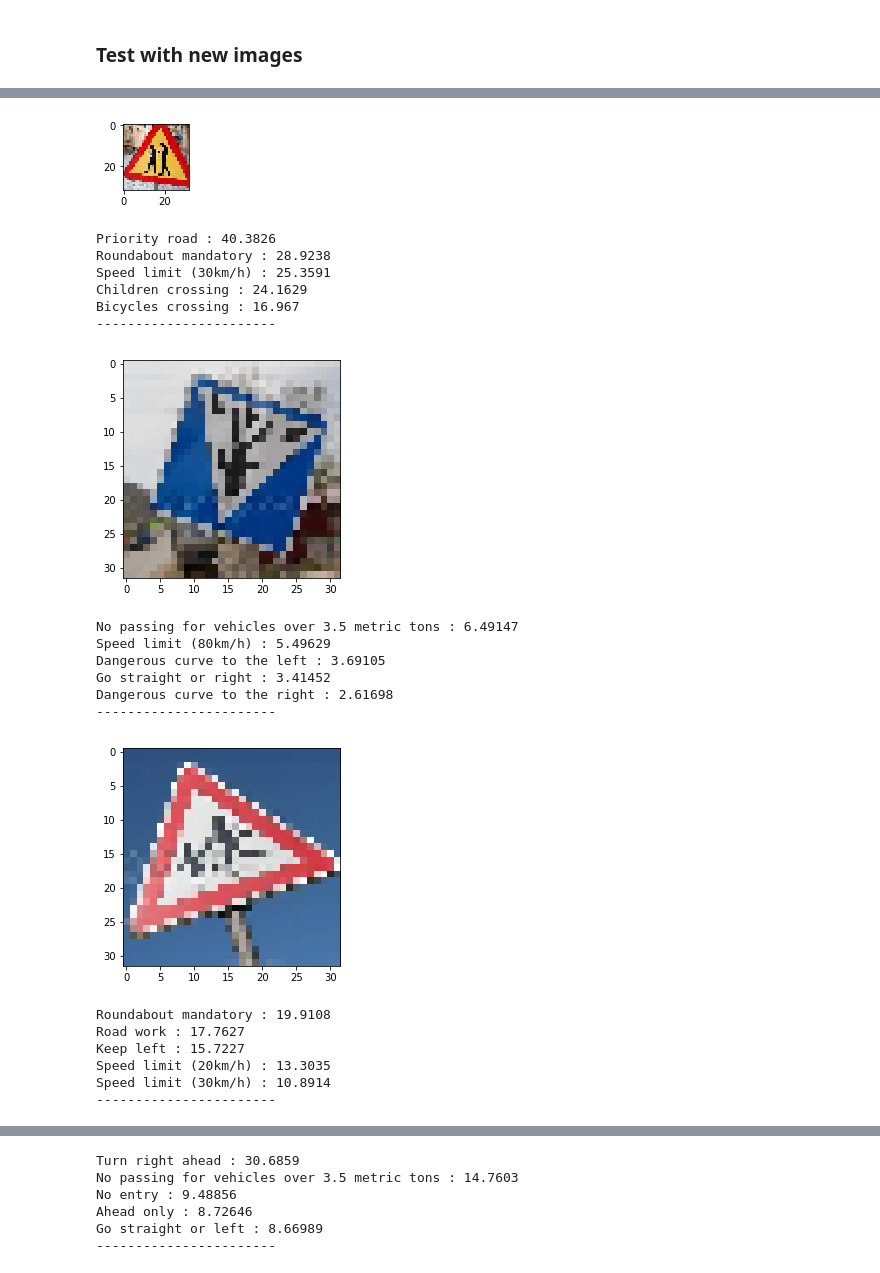
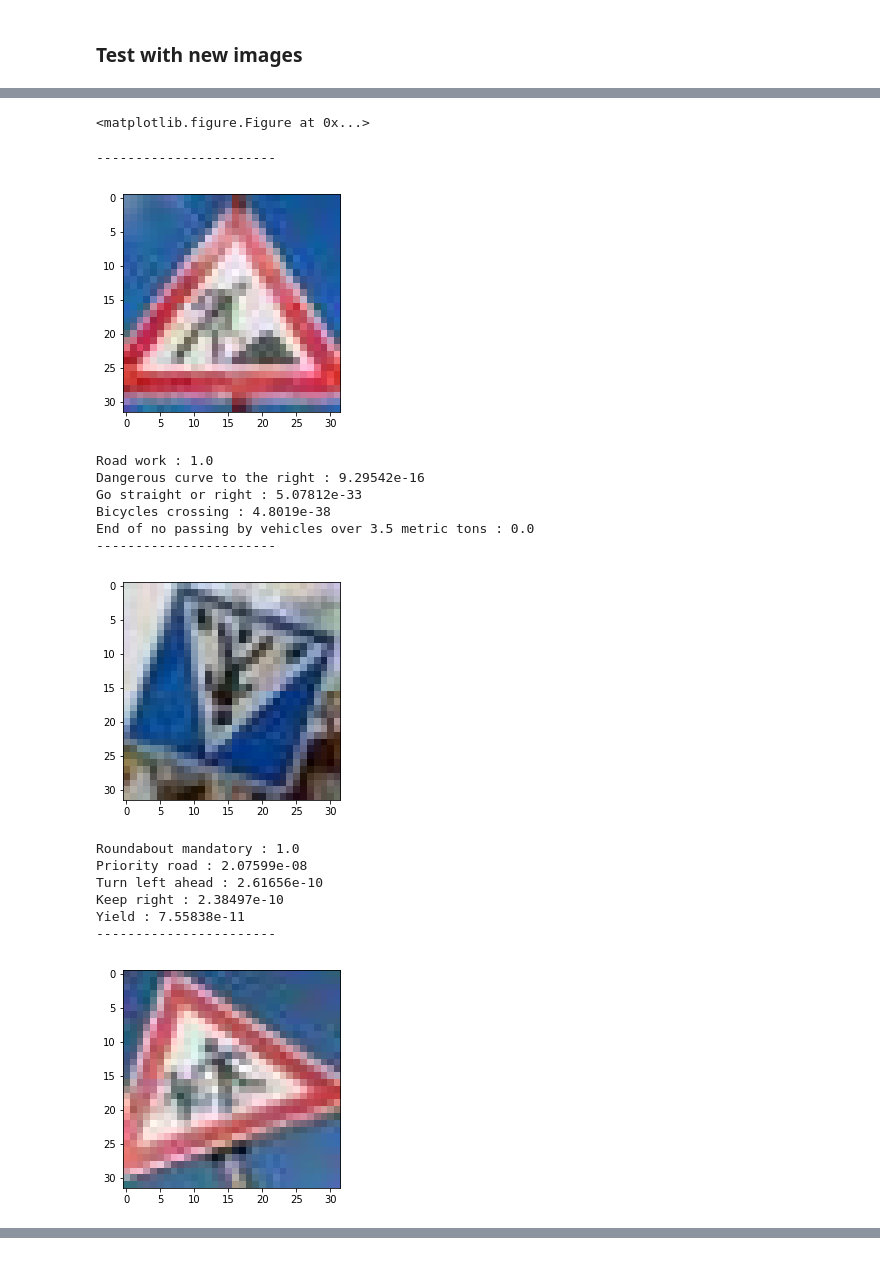
Before and after one commit to rahul1593/Traffic-Sign-Classifier, a Jupyter notebook: P2_test.ipynb, the cells around one changed output, grey strips where cells are left out. Cells and saved outputs as stored; diff of their text form; code cells hidden in the pictures.

```diff
--- a/P2_test.ipynb
+++ b/P2_test.ipynb
@@ -98,28 +98,28 @@ def model(x):
     keep_prob = 0.9
     weights = {
         "cnv1": tf.Variable(tf.truncated_normal(shape=(5, 5, 1, 32), mean = mu, stddev = sigma)),
-        "cnv2": tf.Variable(tf.truncated_normal(shape=(3, 3, 32, 32), mean = mu, stddev = sigma)),
-        "cnv3": tf.Variable(tf.truncated_normal(shape=(1568, 512), mean = mu, stddev = sigma)),
-        "cnv4": tf.Variable(tf.truncated_normal(shape=(512, 172), mean = mu, stddev = sigma)),
+        "cnv2": tf.Variable(tf.truncated_normal(shape=(5, 5, 32, 64), mean = mu, stddev = sigma)),
+        "cnv3": tf.Variable(tf.truncated_normal(shape=(7*7*64, 1024), mean = mu, stddev = sigma)),
+        "cnv4": tf.Variable(tf.truncated_normal(shape=(1024, 172), mean = mu, stddev = sigma)),
         "cnv5": tf.Variable(tf.truncated_normal(shape=(172, n_classes), mean = mu, stddev = sigma))
     }
     biases = {
         'bcv1': tf.Variable(tf.zeros([32])),
-        'bcv2': tf.Variable(tf.zeros([32])),
-        'bcv3': tf.Variable(tf.zeros([512])),
+        'bcv2': tf.Variable(tf.zeros([64])),
+        'bcv3': tf.Variable(tf.zeros([1024])),
         'bcv4': tf.Variable(tf.zeros([172])),
         'bcv5': tf.Variable(tf.zeros([n_classes]))
     }
-    # Layer 1: Convolutional. Input=32x32x1, Output = 32x32x32
-    layer = tf.nn.conv2d(x, weights['cnv1'], strides=[1,1,1,1], padding="SAME") + biases['bcv1']
+    # Layer 1: Convolutional. Input=32x32x1, Output = 28x28x32
+    layer = tf.nn.conv2d(x, weights['cnv1'], strides=[1,1,1,1], padding="VALID") + biases['bcv1']
     layer = tf.nn.relu(layer)
-    #Pooling, Input = 32x32x32, Output = 16x16x32
+    #Pooling, Input = 28x28x32, Output = 14x14x32
     layer = tf.nn.max_pool(layer, ksize=[1,2,2,1], strides=[1,2,2,1], padding="SAME")
 
-    # Layer 2: Convolutional. Input=16x16x32, Output = 14x14x32
-    layer = tf.nn.conv2d(layer, weights['cnv2'], strides=[1,1,1,1], padding="VALID") + biases['bcv2']
+    # Layer 2: Convolutional. Input=14x14x32, Output = 14x14x64
+    layer = tf.nn.conv2d(layer, weights['cnv2'], strides=[1,1,1,1], padding="SAME") + biases['bcv2']
     layer = tf.nn.relu(layer)
-    #Pooling, Input = 14x14x32, Output = 7x7x32
+    #Pooling, Input = 14x14x64, Output = 7x7x64
     layer = tf.nn.max_pool(layer, ksize=[1,2,2,1], strides=[1,2,2,1], padding="SAME")
 
     #flatten the image, output = 1568
@@ -160,6 +160,9 @@ loss_operation = tf.reduce_mean(cross_entropy)
 optimizer = tf.train.AdamOptimizer(learning_rate = rate)
 training_operation = optimizer.minimize(loss_operation)
 
+# Softmax probabilities
+sfm_pbs = tf.nn.softmax(logits)
+
 # Evaluation
 correct_prediction = tf.equal(tf.argmax(logits, 1), tf.argmax(one_hot_y, 1))
 accuracy_operation = tf.reduce_mean(tf.cast(correct_prediction, tf.float32))
@@ -258,6 +262,6 @@ for i in range(5):
 fig = plt.figure(figsize=(7,7))
 for i in range(5):
     sf = fig.add_subplot(2, 3, i+1)
-    plt.imshow(test_images[i], cmap="gray")
+    plt.imshow(test_images[i])
     #sf.set_title("Image Title")
 # %% [output]
@@ -272,7 +276,7 @@ with tf.Session() as sess:
     saver.restore(sess, tf.train.latest_checkpoint('.'))
     #saver.restore(sess, "model")
     for i in range(5):
-        res_l[i] = sess.run(logits, feed_dict={x:test_images_g[i:i+1]})
+        res_l[i] = sess.run(sfm_pbs, feed_dict={x:test_images_g[i:i+1]})
 
 tpf_p_l = [None]*5
 for i in range(5):
@@ -299,39 +300,37 @@ FailedPreconditionError: Attempting to use uninitialized value Variable
 # %%
 file = open("signames.csv", 'r')
 txt = file.read().split('\n')[1:]
 file.close()
 signs = []
 for line in txt:
     signs.append(line.split(',')[-1])
 
 #Display votes
-fig = plt.figure(figsize=(7,7))
+fig = plt.figure()
+plt.show()
+print('-----------------------')
 for i in range(5):
     sf = fig.add_subplot(5, 1, i+1)
-    plt.imshow(test_images[i], cmap="gray")
+    plt.imshow(test_images[i])
     plt.show()
     for v in tpf_p_l[i]:
         print(signs[v[0]],":",v[1])
     print('-----------------------')
 # %% [output]
+<matplotlib.figure.Figure at 0x...>
+-----------------------
-[figure, old version]
+[figure, new version]
-Priority road : 40.3826
-Roundabout mandatory : 28.9238
-Speed limit (30km/h) : 25.3591
-Children crossing : 24.1629
-Bicycles crossing : 16.967
------------------------
+Road work : 1.0
+Dangerous curve to the right : 9.29542e-16
+Go straight or right : 5.07812e-33
+Bicycles crossing : 4.8019e-38
+End of no passing by vehicles over 3.5 metric tons : 0.0
+-----------------------
-[figure, old version]
+[figure, new version]
-No passing for vehicles over 3.5 metric tons : 6.49147
-Speed limit (80km/h) : 5.49629
-Dangerous curve to the left : 3.69105
-Go straight or right : 3.41452
-Dangerous curve to the right : 2.61698
------------------------
+Roundabout mandatory : 1.0
+Priority road : 2.07599e-08
+Turn left ahead : 2.61656e-10
+Keep right : 2.38497e-10
+Yield : 7.55838e-11
+-----------------------
-[figure, old version]
+[figure, new version]
-Roundabout mandatory : 19.9108
-Road work : 17.7627
-Keep left : 15.7227
-Speed limit (20km/h) : 13.3035
-Speed limit (30km/h) : 10.8914
------------------------
@@ -338,7 +343 @@ Speed limit (30km/h) : 10.8914
 [figure]
-Turn right ahead : 30.6859
-No passing for vehicles over 3.5 metric tons : 14.7603
-No entry : 9.48856
-Ahead only : 8.72646
-Go straight or left : 8.66989
------------------------
```
Also changed, not shown: parts of 6 cells of this notebook, 3 other files.
